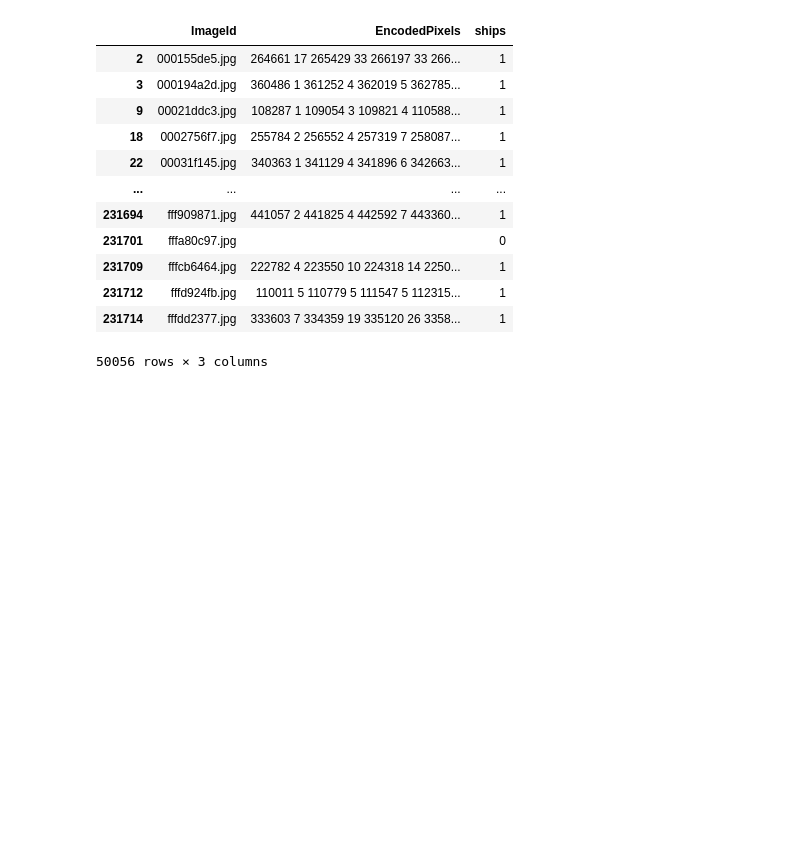
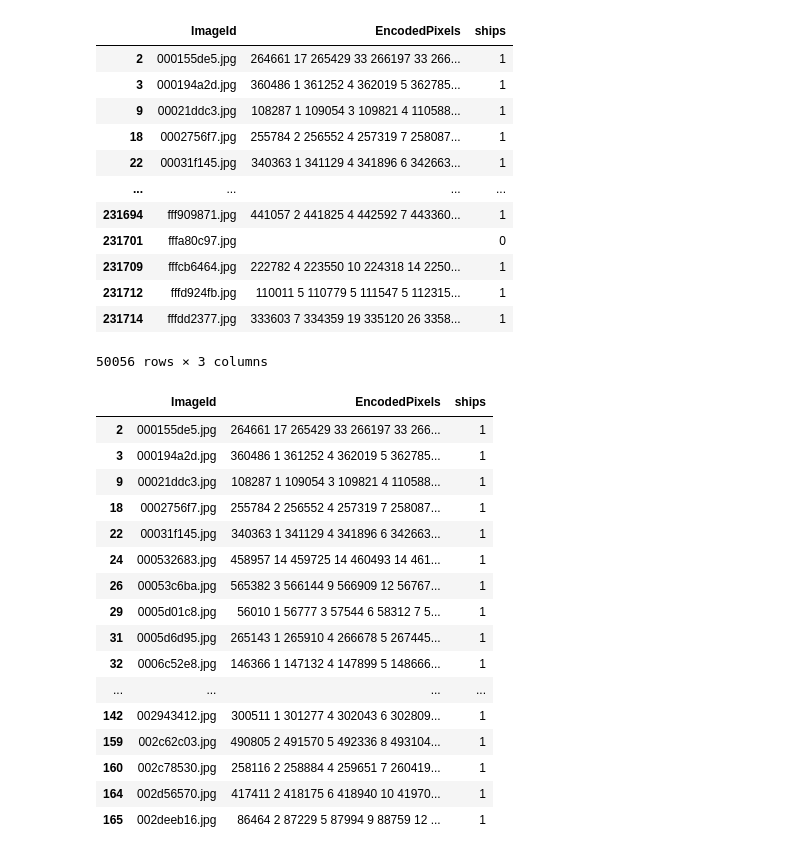
Before and after one commit to Olena11Pavlenko/Airbus_Ship_Detection, a Jupyter notebook: model_training.ipynb, the cells around one changed output. Saved outputs shown, nothing was run; the diff lists cells and outputs as text; code cells hidden in the pictures; blank space fills up the shorter version.

```diff
--- a/model_training.ipynb
+++ b/model_training.ipynb
@@ -76,6 +76,25 @@ df
 | 231714 | fffdd2377.jpg | 333603 7 334359 19 335120 26 3358... | 1 |
 50056 rows × 3 columns
 # %%
-df = df.head(100)
+df = df.head(40)
+df
+# %% [output]
+|  | ImageId | EncodedPixels | ships |
+| 2 | 000155de5.jpg | 264661 17 265429 33 266197 33 266... | 1 |
+| 3 | 000194a2d.jpg | 360486 1 361252 4 362019 5 362785... | 1 |
+| 9 | 00021ddc3.jpg | 108287 1 109054 3 109821 4 110588... | 1 |
+| 18 | 0002756f7.jpg | 255784 2 256552 4 257319 7 258087... | 1 |
+| 22 | 00031f145.jpg | 340363 1 341129 4 341896 6 342663... | 1 |
+| 24 | 000532683.jpg | 458957 14 459725 14 460493 14 461... | 1 |
+| 26 | 00053c6ba.jpg | 565382 3 566144 9 566909 12 56767... | 1 |
+| 29 | 0005d01c8.jpg | 56010 1 56777 3 57544 6 58312 7 5... | 1 |
+| 31 | 0005d6d95.jpg | 265143 1 265910 4 266678 5 267445... | 1 |
+| 32 | 0006c52e8.jpg | 146366 1 147132 4 147899 5 148666... | 1 |
+| ... | ... | ... | ... |
+| 142 | 002943412.jpg | 300511 1 301277 4 302043 6 302809... | 1 |
+| 159 | 002c62c03.jpg | 490805 2 491570 5 492336 8 493104... | 1 |
+| 160 | 002c78530.jpg | 258116 2 258884 4 259651 7 260419... | 1 |
+| 164 | 002d56570.jpg | 417411 2 418175 6 418940 10 41970... | 1 |
+| 165 | 002deeb16.jpg | 86464 2 87229 5 87994 9 88759 12 ... | 1 |
 # %%
 # Split the data into training and validation sets
```
Also changed, not shown: parts of 5 cells of this notebook, 2 other files.
